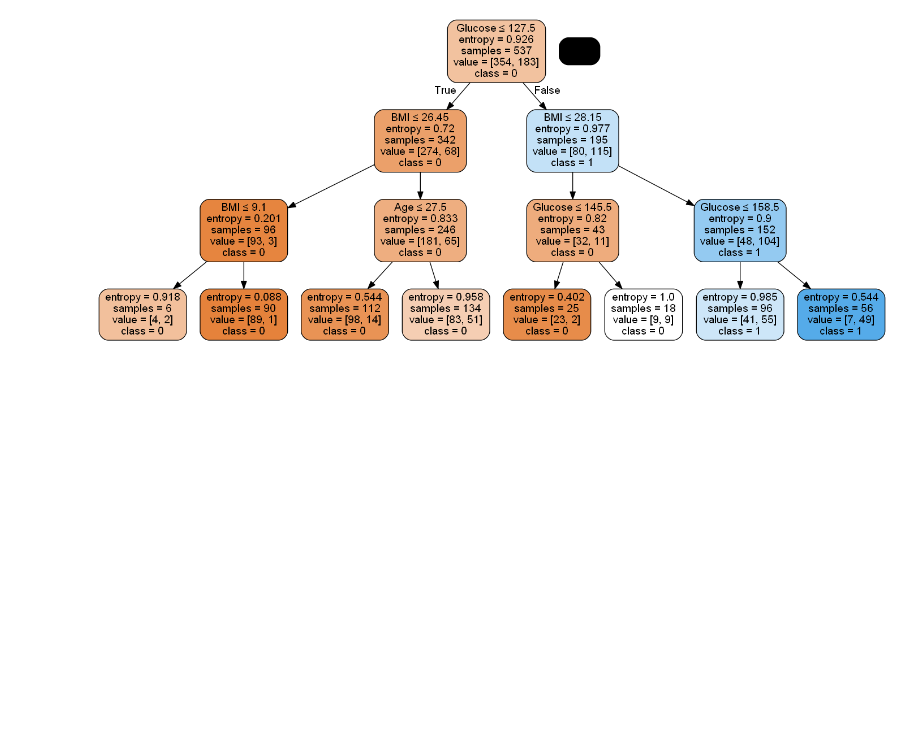
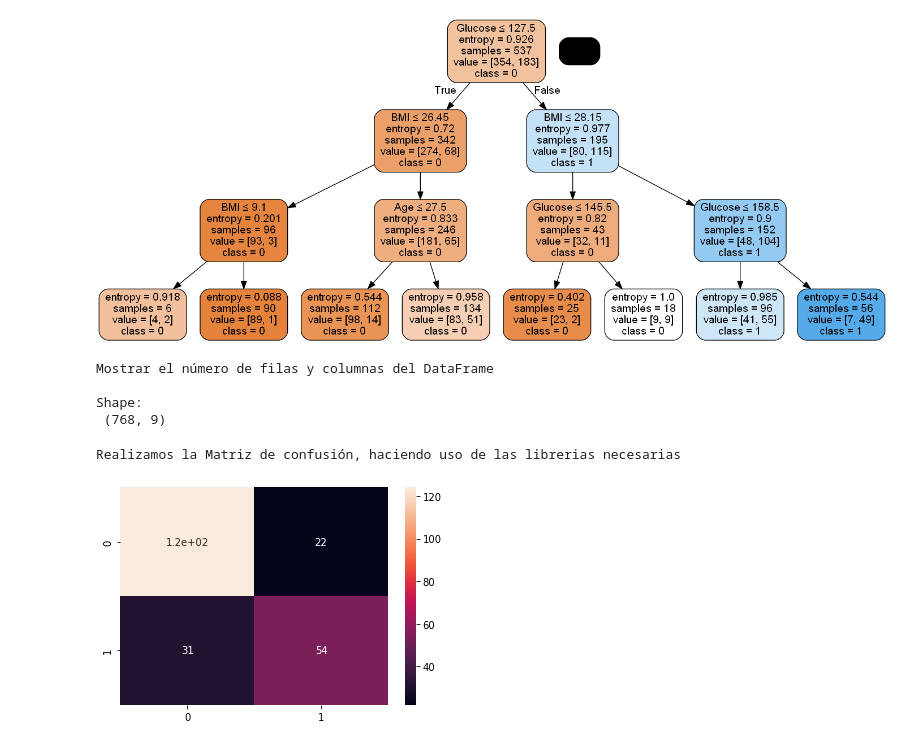
Before and after one commit to belandeta/LABORATORIO2, a Jupyter notebook: [NRC_6292]BayronLandeta_Lab2.ipynb, the cells around one changed output. Drawn from its saved outputs; the diff is of its cells as text; code cells hidden in the pictures; blank space fills up the shorter version.

Commit message:
Realizamos la Matriz de confusión

```diff
--- a/[NRC_6292]BayronLandeta_Lab2.ipynb
+++ b/[NRC_6292]BayronLandeta_Lab2.ipynb
@@ -107,3 +107,25 @@ Image(graph.create_png())
 # %% [output]
 FRealizamos la visualización del árbol de decisión
 [figure]
+# %%
+def fc():
+    '''Mostrar el número de filas y columnas del DataFrame\n'''
+print(fc.__doc__)
+
+print("Shape:\n", pima.shape)
+# %% [output]
+Mostrar el número de filas y columnas del DataFrame
+
+Shape:
+ (768, 9)
+# %%
+def Mat():
+    '''Realizamos la Matriz de confusión, haciendo uso de las librerias necesarias\n'''
+print(Mat.__doc__)
+
+cm = confusion_matrix(y_test, y_pred)
+sn.heatmap(cm, annot=True)
+pl.show()
+# %% [output]
+Realizamos la Matriz de confusión, haciendo uso de las librerias necesarias
+[figure, added]
```
